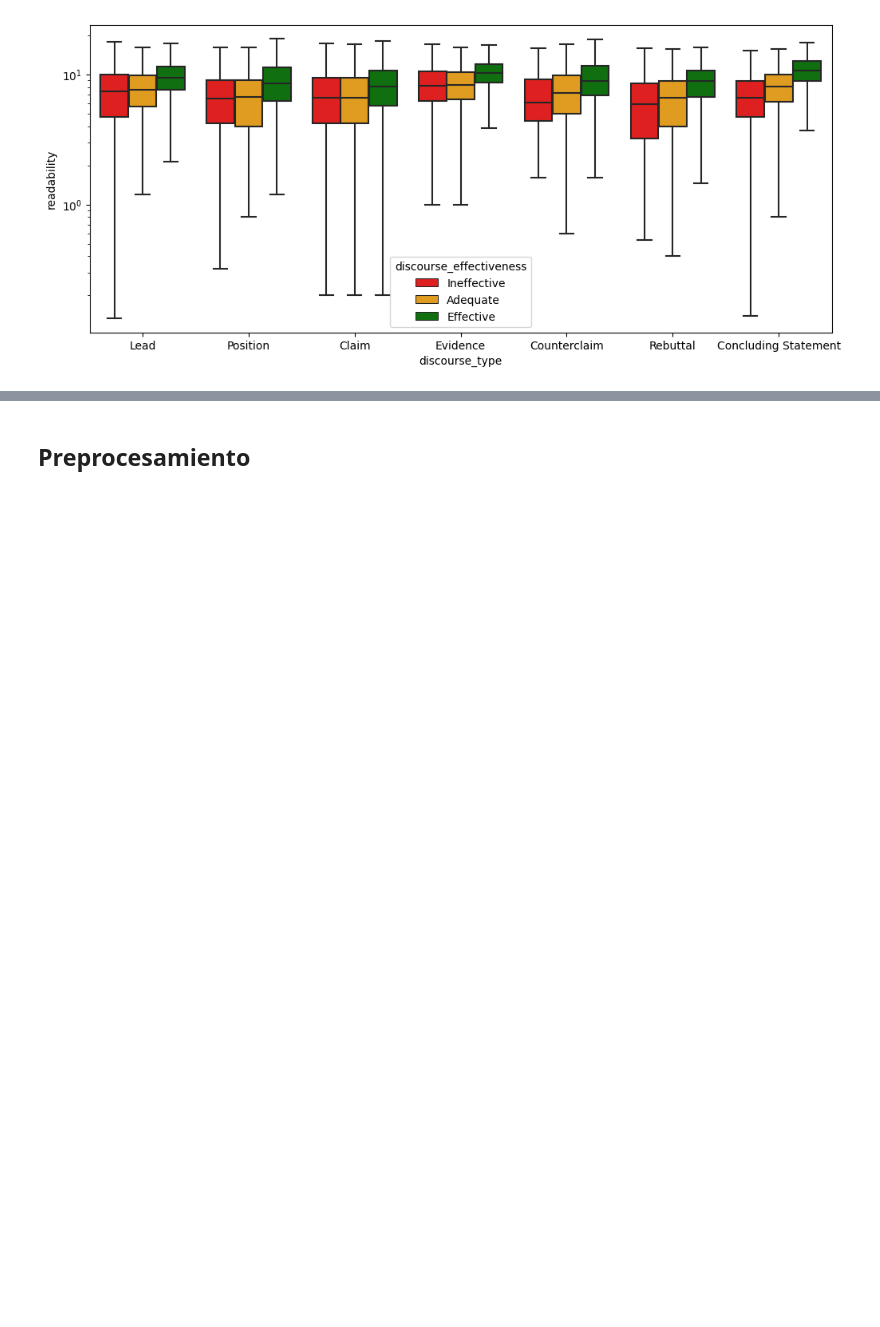
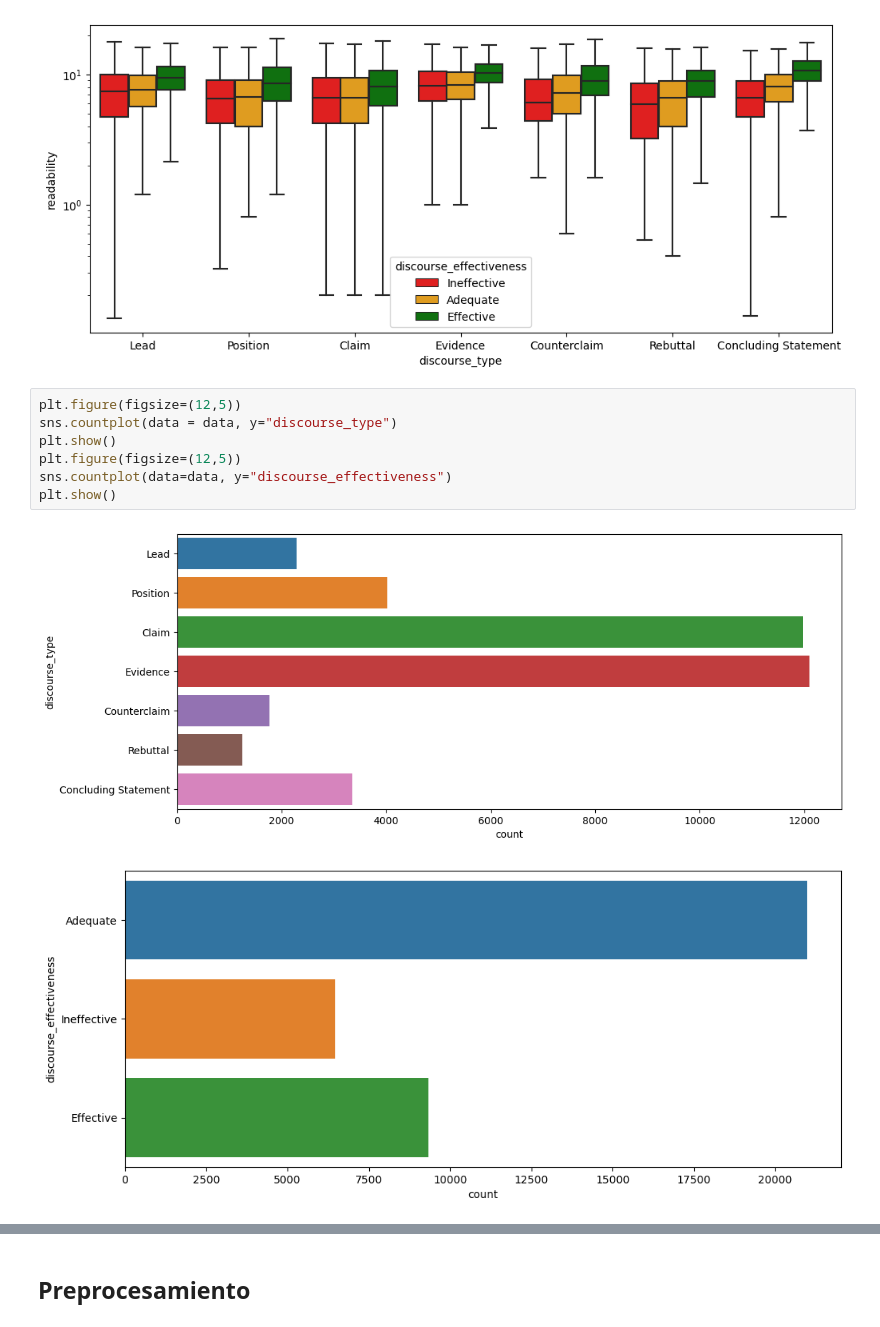
Before and after one commit to oscarjmt/DS-Poyecto-2, a Jupyter notebook: Proyecto 2.ipynb, the cells around one changed output, grey strips where cells are left out. Drawn from its saved outputs; the diff is of its cells as text; blank space fills up the shorter version.

```diff
--- a/Proyecto 2.ipynb
+++ b/Proyecto 2.ipynb
@@ -222,3 +259,13 @@ for col in num_cols:
 [figure]
 [figure]
 [figure]
+# %%
+plt.figure(figsize=(12,5))
+sns.countplot(data = data, y="discourse_type")
+plt.show()
+plt.figure(figsize=(12,5))
+sns.countplot(data=data, y="discourse_effectiveness")
+plt.show()
+# %% [output]
+[figure, added]
+[figure, added]
```
Also changed, not shown: parts of 8 cells of this notebook.
